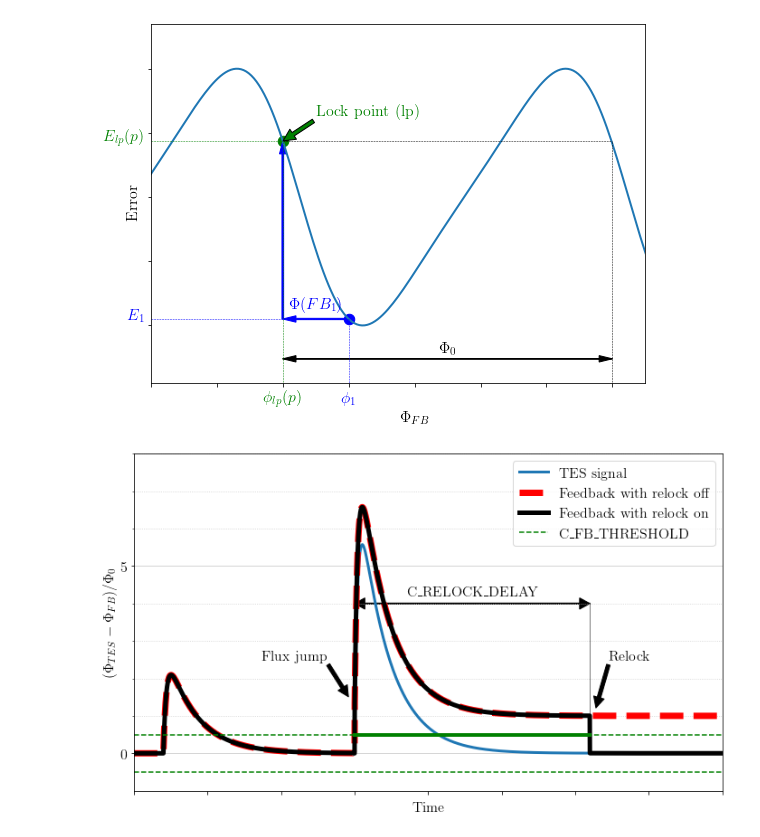
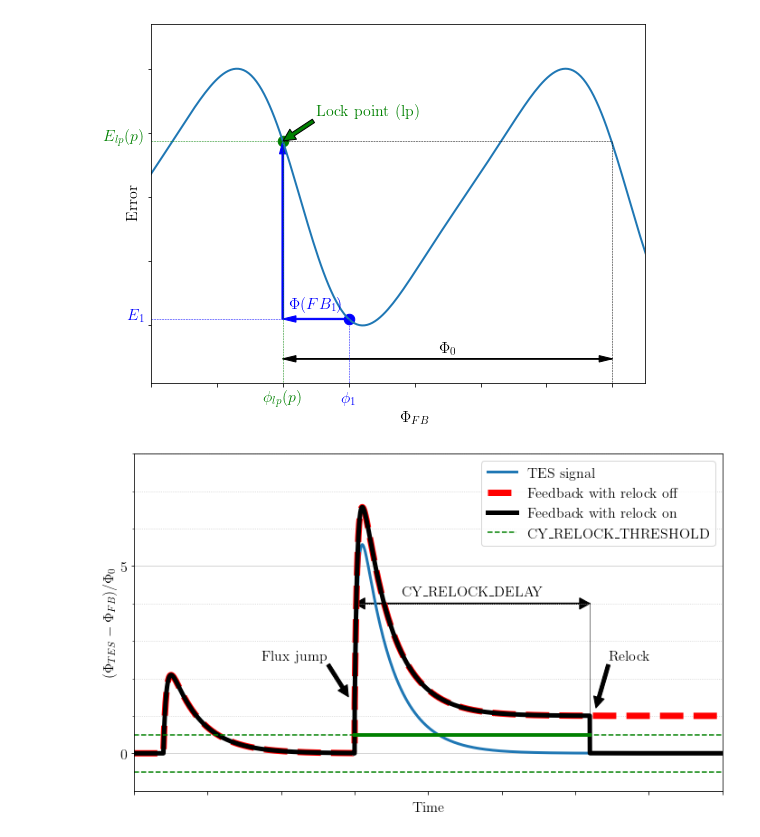
Before and after one commit to LaurentRavera/MyTechNotes, a Jupyter notebook: Delock/Delock.ipynb, the cells around one changed output. Drawn from its saved outputs; the diff is of its cells as text; code cells hidden in the pictures.

```diff
--- a/Delock/Delock.ipynb
+++ b/Delock/Delock.ipynb
@@ -306,7 +306,7 @@ fbThreshold=0.5
 plt.plot(pulse, linewidth=3, label=r'TES signal')
 plt.plot(pulse_delock, '--', color='r', linewidth=7, label=r'Feedback with relock off')
 plt.plot(pulse_relock, '-', color='k', linewidth=5, label=r'Feedback with relock on')
-plt.plot([0, 4000], [fbThreshold,fbThreshold], '--', color='g', linewidth=1.5, label=r'C\_FB\_THRESHOLD')
+plt.plot([0, 4000], [fbThreshold,fbThreshold], '--', color='g', linewidth=1.5, label=r'CY\_RELOCK\_THRESHOLD')
 plt.plot([0, 4000], [-fbThreshold,-fbThreshold], '--', color='g', linewidth=1.5)
 plt.plot([i2, i2+relock_delay], [fbThreshold,fbThreshold], '-', color='g', linewidth=4)
 #plt.plot([0, 4000], [1,1], '-', color='g', linewidth=1.5, label=r"Flux=$\Phi_0$")
@@ -321,38 +321,38 @@ ax.arrow(i2, 4, relock_delay, 0,
 ax.arrow(i2+relock_delay, 4, -relock_delay, 0,
          length_includes_head=True, head_width=0.3, head_length=70,
          width=0.02, fc='k', ec='k')
-ax.text(i2+relock_delay*0.5, 4.2, 'C\_RELOCK\_DELAY', color='k', horizontalalignment='center')
+ax.text(i2+relock_delay*0.5, 4.2, 'CY\_RELOCK\_DELAY', color='k', horizontalalignment='center')
 
 ax.annotate('Flux jump', color='k', xy=(i2-40, 1.5),
             xytext=(i2-630, 2.5),
             arrowprops=dict(facecolor='k', shrink=0.01),
             )
 ax.annotate('Relock', color='k', xy=(i2+relock_delay+40, 1.2),
             xytext=(i2+relock_delay+130, 2.5),
             arrowprops=dict(facecolor='k', shrink=0.01),
             )
 
 ax.set_xlabel(r'Time')
 ax.set_ylabel(r'($\Phi_{TES}-\Phi_{FB}) / \Phi_0$')
 #ax.set_yticklabels([])
 ax.set_xticklabels([])
 ax.axis((0, 4000, -1, 8))
 
 # Change major yticks to show every 5.
 ax.yaxis.set_major_locator(MultipleLocator(5))
 
 # Change minor yticks to show every 1. (5/5 = 1)
 ax.yaxis.set_minor_locator(AutoMinorLocator(5))
 
 # Turn grid on for both major and minor ticks and style minor slightly
 # differently.
 ax.grid(which='major', color='#CCCCCC', linestyle='-')
 ax.grid(which='minor', color='#CCCCCC', linestyle=':')
 
 ax.yaxis.grid(True)
 ax.xaxis.grid(False)
 
 fig.tight_layout()
 plt.savefig('pulse.png', dpi=300, bbox_inches='tight')
 # %% [output]
-[figure, old version]
+[figure, new version]
```
Also changed, not shown: 1 other file.
